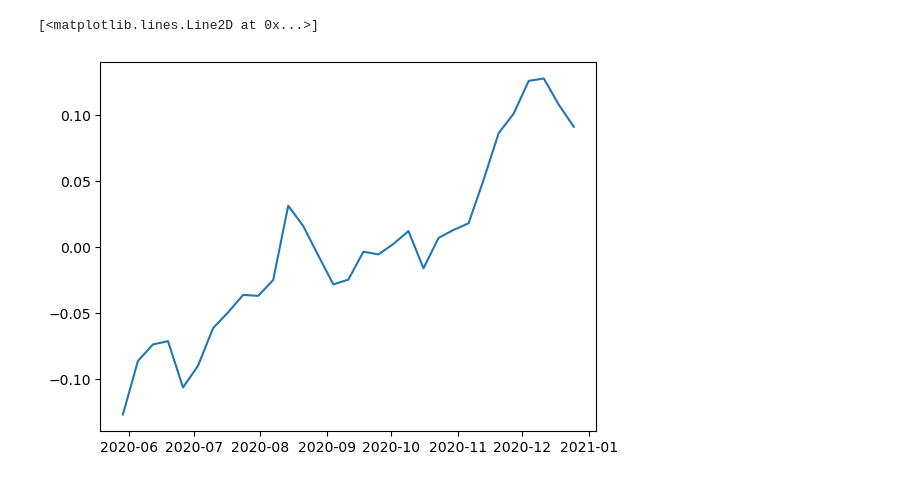
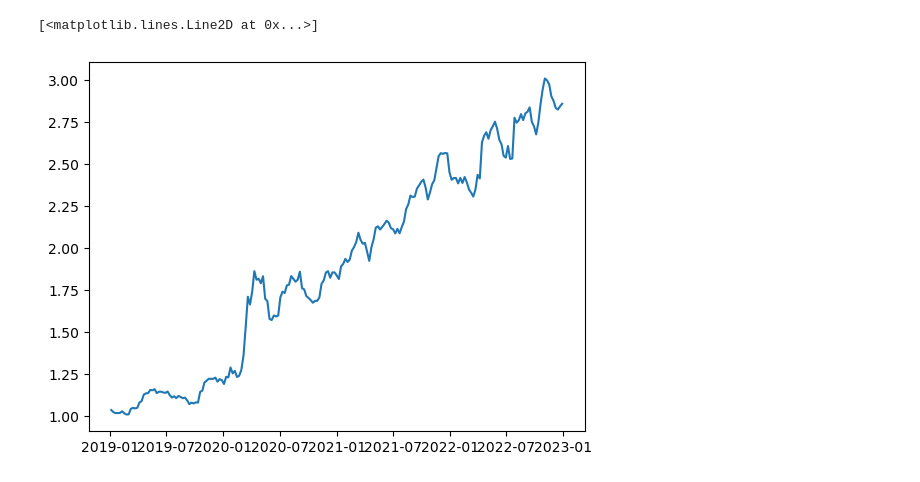
Before and after one commit to kktallam/ML-Capstone-Project-006, a Jupyter notebook: code/entity_match.ipynb, the cells around one changed output. Cells and saved outputs as stored; diff of their text form; code cells hidden in the pictures.

Commit message:
NOV17 backtest updates

```diff
--- a/code/entity_match.ipynb
+++ b/code/entity_match.ipynb
@@ -3,5 +3,5 @@ import numpy as np
 import pandas as pd
 import matplotlib.pyplot as plt
 # %%
-signal_df = pd.read_csv('../data/signaltest1.csv')
+signal_df = pd.read_csv('../data/daily_absa_2022.csv')
 sp500_df = pd.read_excel('../data/sp_500_constituents.xlsx')
@@ -223,7 +206,7 @@ def _softmax_sentiment_score(value):
 def build_weekly_softmax_signal(df: pd.DataFrame) -> pd.DataFrame:
     work = df.dropna(subset=['TICKER']).copy()
     work['article_dt'] = pd.to_datetime(work['date'], utc=True, errors='coerce').dt.tz_convert(None)
-    work['signal_score'] = work['softmax_scores'].apply(_softmax_sentiment_score)
+    work['signal_score'] = work['softmax'].apply(_softmax_sentiment_score)
     work = work.dropna(subset=['article_dt', 'signal_score'])
     work['week_date'] = work['article_dt'].dt.to_period('W-THU').dt.start_time
 
@@ -282,7 +261,7 @@ def compute_ticker_weekly(
     col_date: str = "date",
     col_ret: str = "RET",
     out_mom: str = "MOM",
-    out_wret: str = "WRET",
+    out_wret: str = "RET",
     return_daily_aligned: bool = False,
     ffill_to_next_week: bool = False
 ) -> pd.DataFrame:
@@ -324,6 +303,7 @@ def compute_ticker_weekly(
     wk["csum_start"] = wk.groupby(col_ticker)["csum_end"].shift(lookback_weeks)
 
     wk_out = wk[[col_ticker, col_date, out_wret]].rename(columns={col_date: "week_date"})
+    wk_out["week_date"] = pd.to_datetime(wk_out["week_date"]).dt.to_period("W-MON").dt.start_time
 
     # === 5. Return weekly panel ===
     if not return_daily_aligned:
@@ -486,0 +516,5 @@ backtest_results['weekly_perf'].head()
+# %%
+backtest_results['weekly_perf']['cum_ret_long'] = np.cumprod(1 + backtest_results['weekly_perf']['port_ret_long']) - 1
+backtest_results['weekly_perf']['cum_ret_short'] = np.cumprod(1 + backtest_results['weekly_perf']['port_ret_short']) - 1
+backtest_results['weekly_perf']['cum_ret'] = np.cumprod(1 + backtest_results['weekly_perf']['port_ret']) - 1
+backtest_results['weekly_perf']['benchmark_cum_ret'] = np.cumprod(1 + backtest_results['weekly_perf']['benchmark_ret']) - 1
@@ -487,8 +530,8 @@ backtest_results['weekly_perf'].head()
 # %%
-plt.plot(backtest_results['weekly_perf']['week_date'], backtest_results['weekly_perf']['cum_ret'], label='Strategy')
+plt.plot(backtest_results['weekly_perf']['week_date'], backtest_results['weekly_perf']['port_value'], label='Strategy')
 # %% [output]
 [<matplotlib.lines.Line2D at 0x...>]
-[figure, old version]
+[figure, new version]
 # %%
 backtest_results['weekly_perf'][['week_date','cum_ret', 'cum_ret_long', 'cum_ret_short', 'benchmark_cum_ret']].plot(x='week_date', y=['cum_ret', 'cum_ret_long', 'cum_ret_short', 'benchmark_cum_ret'], title='Weekly Momentum Backtest')
 # %% [output]
```
Also changed, not shown: parts of 25 cells of this notebook.
